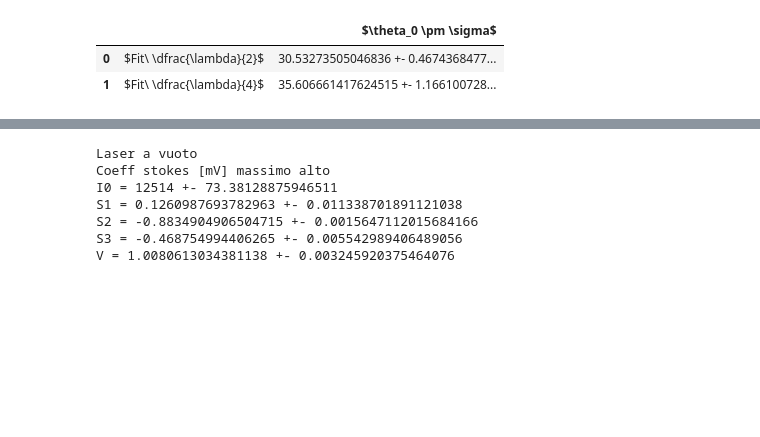
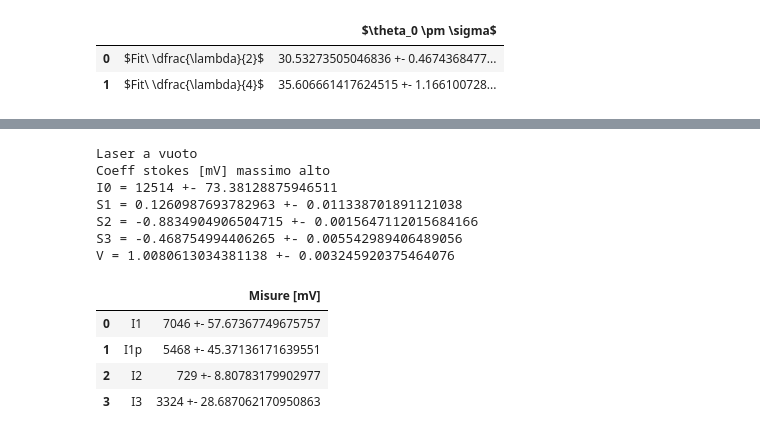
Before and after one commit to Kevin222-hub/Lab_reports, a Jupyter notebook: Ottica_3/Main.ipynb, the cells around one changed output, grey strips where cells are left out. Cells and saved outputs as stored; diff of their text form; code cells hidden in the pictures; blank space fills up the shorter version.

```diff
--- a/Ottica_3/Main.ipynb
+++ b/Ottica_3/Main.ipynb
@@ -206,24 +242,32 @@ V = 1.00404286073183 +- 0.003929366626377266
 # %%
 # Coeff stokes [mV] massimo alto  laser a vuoto
 
 I1,I1p,I2,I3 = 7046,5468,729,3324
 I0,S1,S2,S3,V,sI0,sS1,sS2,sS3,sV = Parameters(I1,I1p,I2,I3)
+df = tab_misure(I1,I1p,I2,I3)
 
+#print(df.to_latex(index=False))
 print('Laser a vuoto')
 print('Coeff stokes [mV] massimo alto')
 print('I0 =',I0,'+-',sI0)
 print('S1 =',S1,'+-',sS1)
 print('S2 =',S2,'+-',sS2)
 print('S3 =',S3,'+-',sS3)
 print('V =',V,'+-',sV)
+df
 # %% [output]
 Laser a vuoto
 Coeff stokes [mV] massimo alto
 I0 = 12514 +- 73.38128875946511
 S1 = 0.1260987693782963 +- 0.011338701891121038
 S2 = -0.8834904906504715 +- 0.0015647112015684166
 S3 = -0.468754994406265 +- 0.005542989406489056
 V = 1.0080613034381138 +- 0.003245920375464076
+|  |  | Misure [mV] |
+| 0 | I1 | 7046 +- 57.67367749675757 |
+| 1 | I1p | 5468 +- 45.37136171639551 |
+| 2 | I2 | 729 +- 8.80783179902977 |
+| 3 | I3 | 3324 +- 28.687062170950863 |
 # %%
 # Coeff stokes [mV] massimo alto  laser 45
 I1,I1p,I2,I3 = 1305,124,456,938
```
Also changed, not shown: parts of 8 cells of this notebook.
